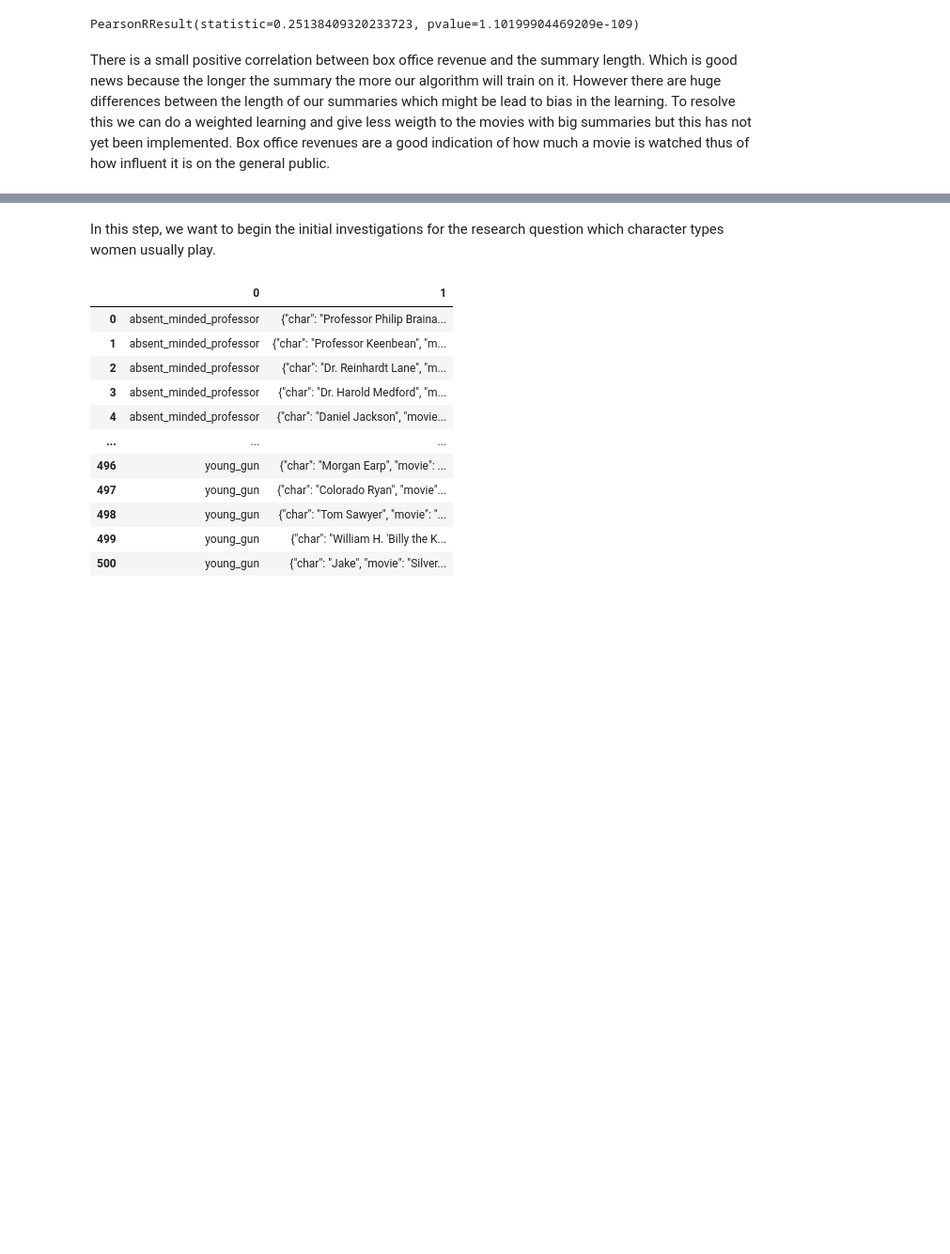
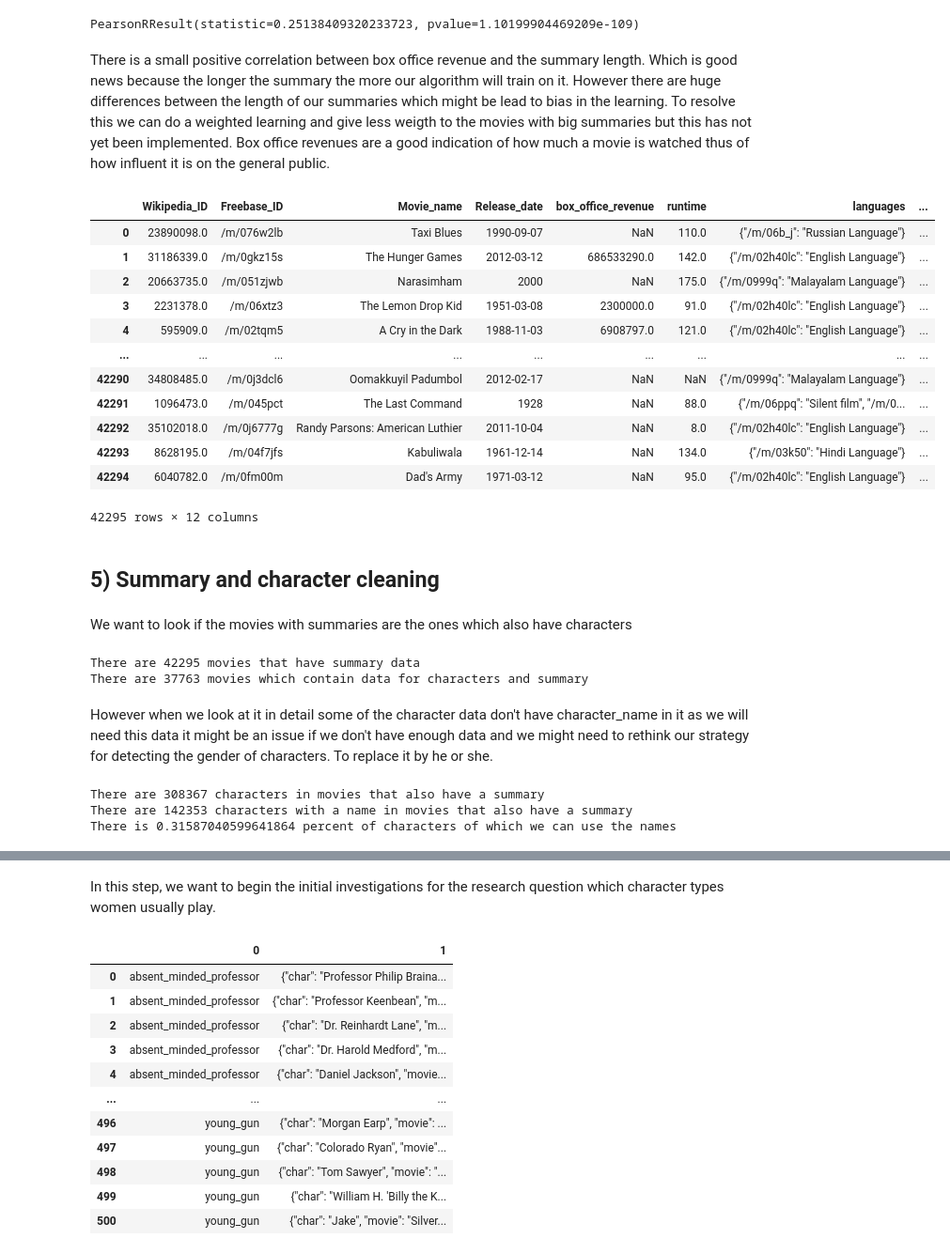
Before and after one commit to epfl-ada/ada-2023-project-adavengers2023, a Jupyter notebook: Milestone2.ipynb, the cells around one changed output, grey strips where cells are left out. Shown at 94% size. Drawn from its saved outputs; the diff is of its cells as text; code cells hidden in the pictures; blank space fills up the shorter version.

Commit message:
checking characters in summaries

```diff
--- a/Milestone2.ipynb
+++ b/Milestone2.ipynb
@@ -415,3 +407,42 @@ print(stats.pearsonr(box_office_and_summary_length['Summary_Length'],box_office_
 PearsonRResult(statistic=0.25138409320233723, pvalue=1.10199904469209e-109)
 # %% [markdown]
 There is a small positive correlation between box office revenue and the summary length. Which is good news because the longer the summary the more our algorithm will train on it. However there are huge differences between the length of our summaries which might be lead to bias in the learning. To resolve this we can do a weighted learning and give less weigth to the movies with big summaries but this has not yet been implemented. Box office revenues are a good indication of how much a movie is watched thus of how influent it is on the general public.
+# %%
+summary_and_movie = dfmetadata.merge(dfsummaries,how ='right')
+# %% [output]
+|  | Wikipedia_ID | Freebase_ID | Movie_name | Release_date | box_office_revenue | runtime | languages | ... |
+| 0 | 23890098.0 | /m/076w2lb | Taxi Blues | 1990-09-07 | NaN | 110.0 | {"/m/06b_j": "Russian Language"} | ... |
+| 1 | 31186339.0 | /m/0gkz15s | The Hunger Games | 2012-03-12 | 686533290.0 | 142.0 | {"/m/02h40lc": "English Language"} | ... |
+| 2 | 20663735.0 | /m/051zjwb | Narasimham | 2000 | NaN | 175.0 | {"/m/0999q": "Malayalam Language"} | ... |
+| 3 | 2231378.0 | /m/06xtz3 | The Lemon Drop Kid | 1951-03-08 | 2300000.0 | 91.0 | {"/m/02h40lc": "English Language"} | ... |
+| 4 | 595909.0 | /m/02tqm5 | A Cry in the Dark | 1988-11-03 | 6908797.0 | 121.0 | {"/m/02h40lc": "English Language"} | ... |
+| ... | ... | ... | ... | ... | ... | ... | ... | ... |
+| 42290 | 34808485.0 | /m/0j3dcl6 | Oomakkuyil Padumbol | 2012-02-17 | NaN | NaN | {"/m/0999q": "Malayalam Language"} | ... |
+| 42291 | 1096473.0 | /m/045pct | The Last Command | 1928 | NaN | 88.0 | {"/m/06ppq": "Silent film", "/m/0... | ... |
+| 42292 | 35102018.0 | /m/0j6777g | Randy Parsons: American Luthier | 2011-10-04 | NaN | 8.0 | {"/m/02h40lc": "English Language"} | ... |
+| 42293 | 8628195.0 | /m/04f7jfs | Kabuliwala | 1961-12-14 | NaN | 134.0 | {"/m/03k50": "Hindi Language"} | ... |
+| 42294 | 6040782.0 | /m/0fm00m | Dad's Army | 1971-03-12 | NaN | 95.0 | {"/m/02h40lc": "English Language"} | ... |
+42295 rows × 12 columns
+# %% [markdown]
+## 5) Summary and character cleaning
+# %% [markdown]
+We want to look if the movies with summaries are the ones which also have characters
+# %%
+print(f'There are {len(summary_and_movie)} movies that have summary data')
+nb_sumarry_and_character = len(summary_and_movie[summary_and_movie["Freebase_ID"].isin(dfcharacter["Freebase_ID"])])
+print(f'There are {nb_sumarry_and_character} movies which contain data for characters and summary' )
+# %% [output]
+There are 42295 movies that have summary data
+There are 37763 movies which contain data for characters and summary
+# %% [markdown]
+However when we look at it in detail some of the character data don't have character_name in it as we will need this data it might be an issue if we don't have enough data and we might need to rethink our strategy for detecting the gender of characters. To replace it by he or she.
+# %%
+dfcharacter_in_summary = dfcharacter[dfcharacter["Freebase_ID"].isin(summary_and_movie["Freebase_ID"])]
+print(f'There are {len(dfcharacter_in_summary)} characters in movies that also have a summary')
+character_with_name = dfcharacter_in_summary[~dfcharacter_in_summary["Character_name"].isna()]
+print(f'There are {len(character_with_name)} characters with a name in movies that also have a summary')
+print(f'There is {len(character_with_name)/len(dfcharacter)} percent of characters of which we can use the names')
+# %% [output]
+There are 308367 characters in movies that also have a summary
+There are 142353 characters with a name in movies that also have a summary
+There is 0.31587040599641864 percent of characters of which we can use the names
```
Also changed, not shown: parts of 6 cells of this notebook.
